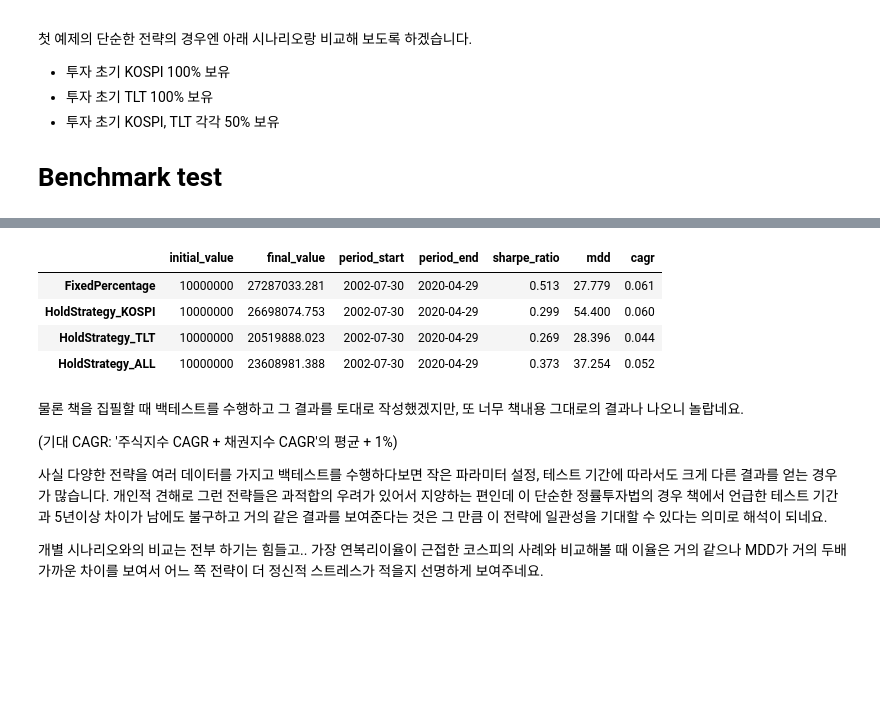
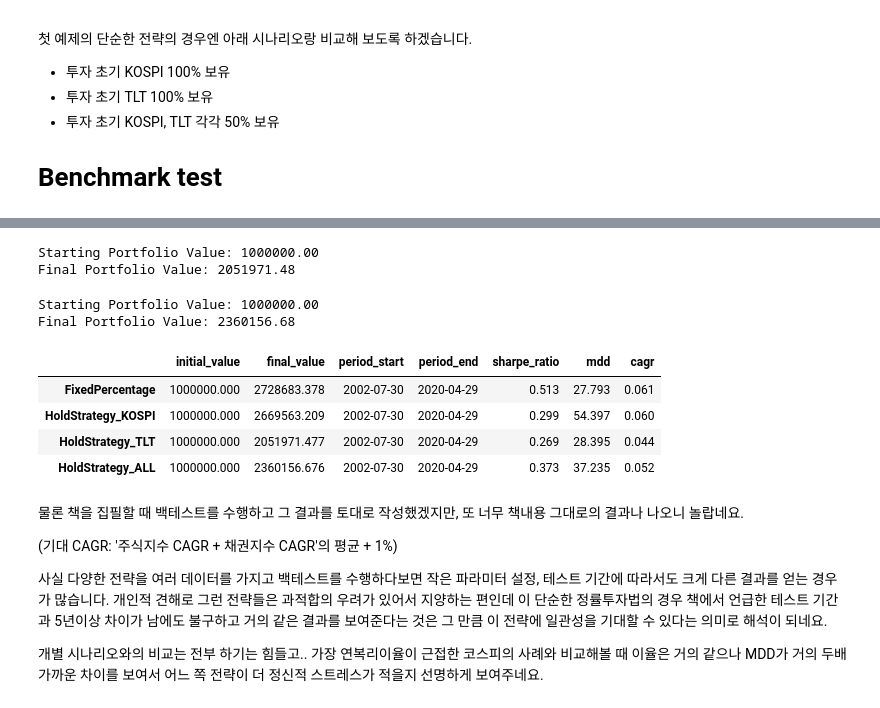
Before and after one commit to samuel281/qu-ant, a Jupyter notebook: notebooks/examples/ch1/fixed_percentage.ipynb, the cells around one changed output, grey strips where cells are left out. Drawn from its saved outputs; the diff is of its cells as text; code cells hidden in the pictures; blank space fills up the shorter version.

```diff
--- a/notebooks/examples/ch1/fixed_percentage.ipynb
+++ b/notebooks/examples/ch1/fixed_percentage.ipynb
@@ -122,0 +78,13 @@ fixed_percentage_report_df
+# %%
+%matplotlib inline
+import empyrical as ep
+import pandas as pd
+
+from lib.utils.analyzer_utils import get_annual_return_analysis_df, get_pos_values_analysis_df, get_default_perf_analysis_df
+
+pd.set_option('float_format', '{:.3f}'.format)
+
+fp_annual_return_df = get_annual_return_analysis_df(fp_res[0])
+fp_pos_values_df = get_pos_values_analysis_df(fp_res[0])
+fp_perf_report_df = get_default_perf_analysis_df(fp_res[0], 'FixedPercentage')
+fp_perf_report_df
@@ -275,13 +143,65 @@ all_report_df = pd.DataFrame(
+# %%
+# Scenario 2
+from lib.strategies.hold_all_strategy import HoldAllStrategy
+from lib.utils.analyzer_utils import get_annual_return_analysis_df, get_default_perf_analysis_df, get_pos_values_analysis_df
+
+tlt_cerebro = create_and_configure_cerebro(
+    HoldAllStrategy,
+    {
+        bt.feeds.PandasData(dataname=tlt_df): dict(name='TLT'),
+    },
+    strategy_params=dict(buy_date='2002-07-30'),
+    initial_cash=initial_cash
+)
+
+# Run it!
+print('Starting Portfolio Value: %.2f' % tlt_cerebro.broker.getvalue())
+tlt_res = tlt_cerebro.run()
+print('Final Portfolio Value: %.2f' % tlt_cerebro.broker.getvalue())
+
+tlt_annual_return_df = get_annual_return_analysis_df(tlt_res[0])
+tlt_pos_values_df = get_pos_values_analysis_df(tlt_res[0])
+tlt_perf_report_df = get_default_perf_analysis_df(tlt_res[0], 'HoldStrategy_TLT')
+# %% [output]
+Starting Portfolio Value: 1000000.00
+Final Portfolio Value: 2051971.48
+# %%
+# Scenario 3
+
+from lib.strategies.hold_all_strategy import HoldAllStrategy
+from lib.utils.analyzer_utils import get_annual_return_analysis_df, get_default_perf_analysis_df, get_pos_values_analysis_df
+
+all_cerebro = create_and_configure_cerebro(
+    HoldAllStrategy,
+    {
+        bt.feeds.PandasData(dataname=kospi_df): dict(name='KOSPI'),
+        bt.feeds.PandasData(dataname=tlt_df): dict(name='TLT'),
+    },
+    strategy_params=dict(buy_date='2002-07-30'),
+    initial_cash=initial_cash
+)
+
+# Run it!
+print('Starting Portfolio Value: %.2f' % all_cerebro.broker.getvalue())
+all_res = all_cerebro.run()
+print('Final Portfolio Value: %.2f' % all_cerebro.broker.getvalue())
+
+all_annual_return_df = get_annual_return_analysis_df(all_res[0])
+all_pos_values_df = get_pos_values_analysis_df(all_res[0])
+all_perf_report_df = get_default_perf_analysis_df(all_res[0], 'HoldStrategy_ALL')
+# %% [output]
+Starting Portfolio Value: 1000000.00
+Final Portfolio Value: 2360156.68
 # %%
 import pandas as pd
-overall_report_df = pd.concat([fixed_percentage_report_df, kospi_report_df, tlt_report_df, all_report_df])
+overall_report_df = pd.concat([fp_perf_report_df, kospi_perf_report_df, tlt_perf_report_df, all_perf_report_df])
 overall_report_df
 # %% [output]
 |  | initial_value | final_value | period_start | period_end | sharpe_ratio | mdd | cagr |
-| FixedPercentage | 10000000 | 27287033.281 | 2002-07-30 | 2020-04-29 | 0.513 | 27.779 | 0.061 |
-| HoldStrategy_KOSPI | 10000000 | 26698074.753 | 2002-07-30 | 2020-04-29 | 0.299 | 54.400 | 0.060 |
-| HoldStrategy_TLT | 10000000 | 20519888.023 | 2002-07-30 | 2020-04-29 | 0.269 | 28.396 | 0.044 |
-| HoldStrategy_ALL | 10000000 | 23608981.388 | 2002-07-30 | 2020-04-29 | 0.373 | 37.254 | 0.052 |
+| FixedPercentage | 1000000.000 | 2728683.378 | 2002-07-30 | 2020-04-29 | 0.513 | 27.793 | 0.061 |
+| HoldStrategy_KOSPI | 1000000.000 | 2669563.209 | 2002-07-30 | 2020-04-29 | 0.299 | 54.397 | 0.060 |
+| HoldStrategy_TLT | 1000000.000 | 2051971.477 | 2002-07-30 | 2020-04-29 | 0.269 | 28.395 | 0.044 |
+| HoldStrategy_ALL | 1000000.000 | 2360156.676 | 2002-07-30 | 2020-04-29 | 0.373 | 37.235 | 0.052 |
 # %% [markdown]
 물론 책을 집필할 때 백테스트를 수행하고 그 결과를 토대로 작성했겠지만, 또 너무 책내용 그대로의 결과나 나오니 놀랍네요.
 
```
Also changed, not shown: parts of 11 cells of this notebook, 3 other files.
